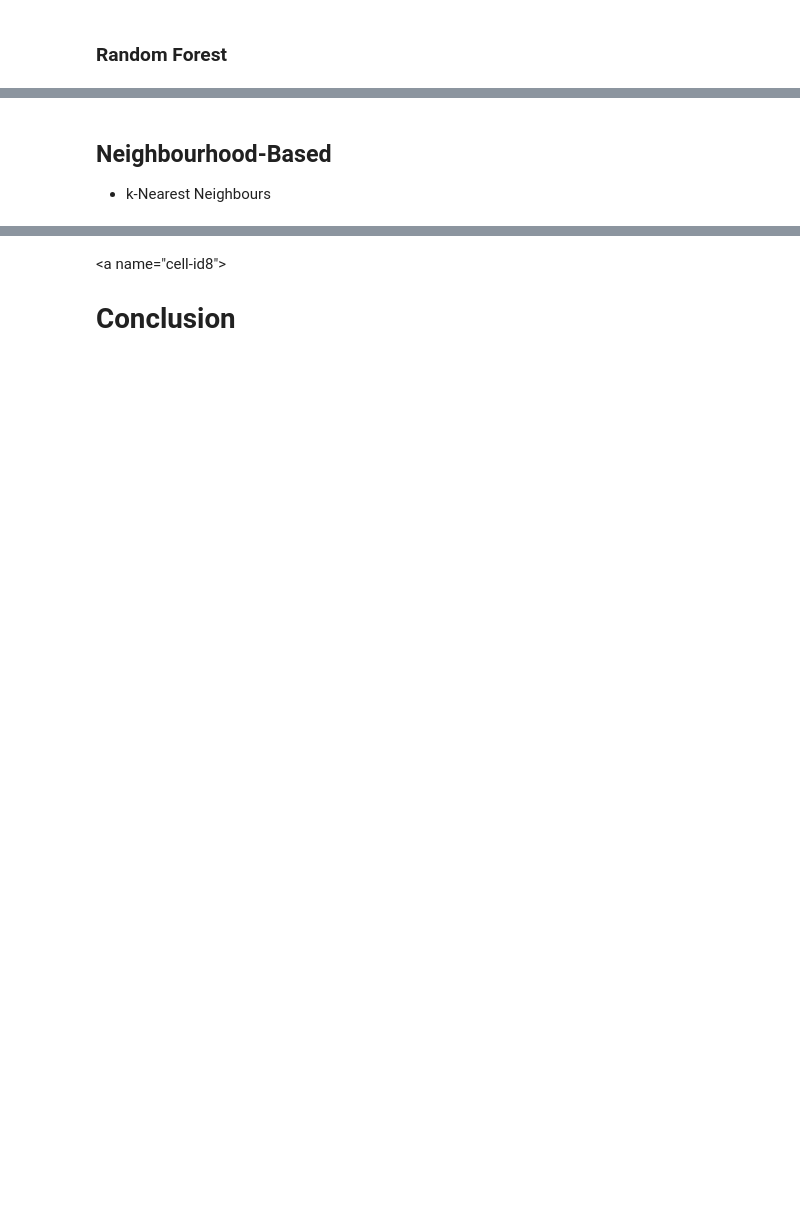
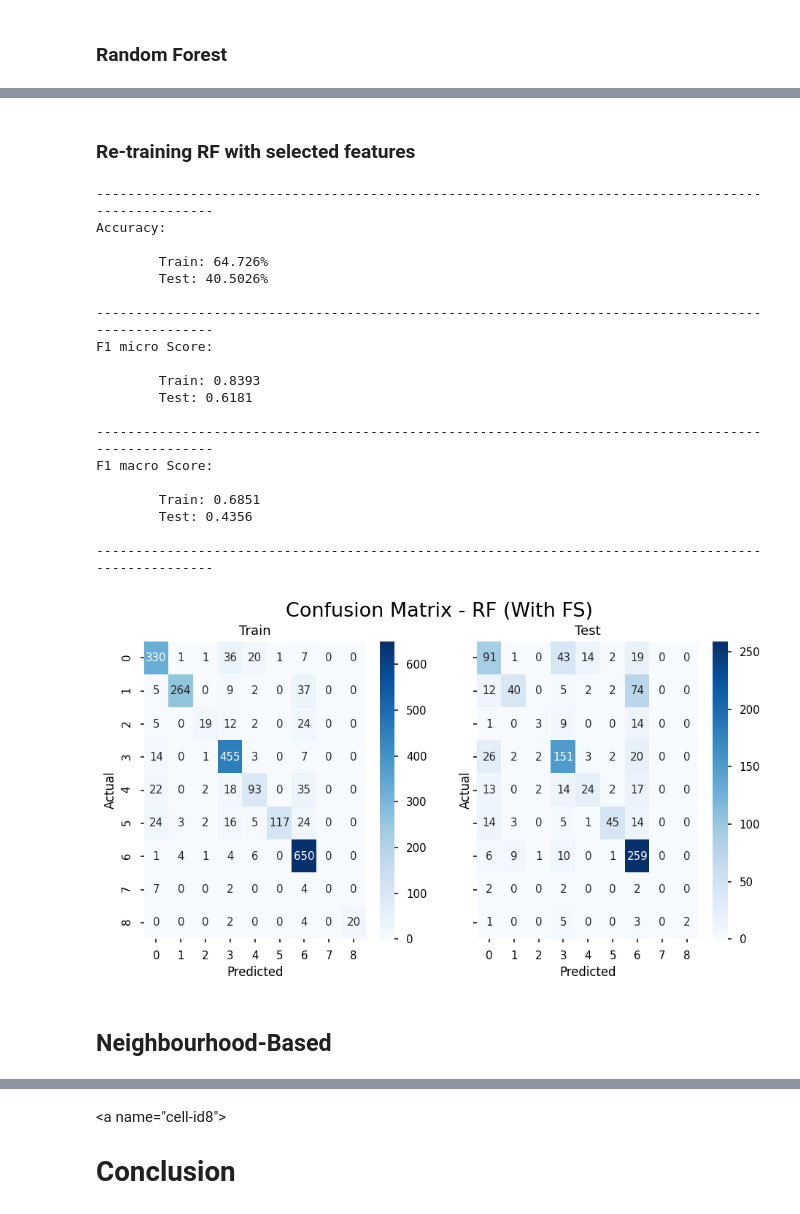
Before and after one commit to akshayonly/DL-Case-Study-Classifying-GM, a Jupyter notebook: Classifying_Genetic_Mutation_.ipynb, the cells around one changed output, grey strips where cells are left out. Drawn from its saved outputs; the diff is of its cells as text; code cells hidden in the pictures; blank space fills up the shorter version.

```diff
--- a/Classifying_Genetic_Mutation_.ipynb
+++ b/Classifying_Genetic_Mutation_.ipynb
@@ -600,6 +547,44 @@ Test F1 Score (Macro):  0.5222
+# %% [markdown]
+### Re-training RF with selected features
+# %%
+rf = RandomForestClassifier(bootstrap=gscv.best_params_['bootstrap'],
+                        max_depth=gscv.best_params_['max_depth'],
+                        max_features=gscv.best_params_['max_features'],
+                        min_samples_leaf=gscv.best_params_['min_samples_leaf'],
+                        n_estimators=gscv.best_params_['n_estimators'], n_jobs=-1).\
+                        fit(train_fs, y_train)
+
+cm_suptitle='Confusion Matrix - RF (With FS)'
+cmap_color='Blues'
+
+rf_acc_fs, rf_micro_fs, rf_macro_fs = performance_evaluate(rf,
+                                                           train_fs, y_train,
+                                                           test_fs, y_test,
+                                                           cm_suptitle,
+                                                           cmap_color)
+# %% [output]
+----------------------------------------------------------------------------------------------------
+Accuracy:
+
+        Train: 64.726%
+        Test: 40.5026%
+
+----------------------------------------------------------------------------------------------------
+F1 micro Score:
+
+        Train: 0.8393
+        Test: 0.6181
+
+----------------------------------------------------------------------------------------------------
+F1 macro Score:
+
+        Train: 0.6851
+        Test: 0.4356
+
+----------------------------------------------------------------------------------------------------
+[figure, added]
 # %% [markdown]
 ## Neighbourhood-Based
-- k-Nearest Neighbours
 # %%
 params = {
     'n_neighbors':[13, 21, 27],
```
Also changed, not shown: parts of 46 cells of this notebook.
